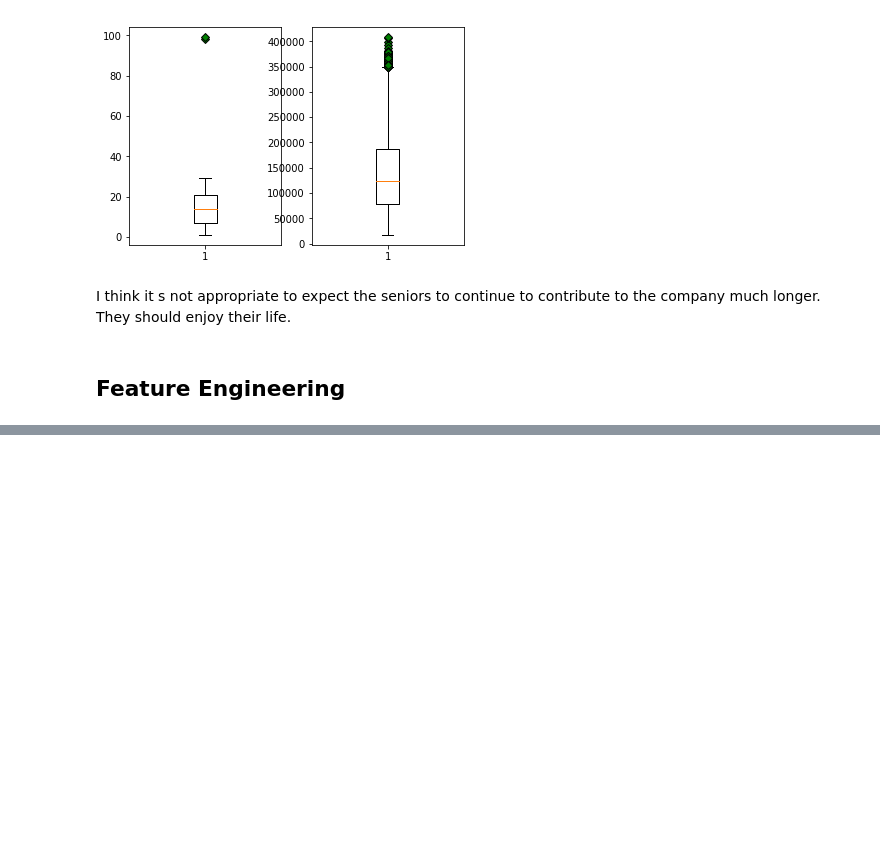
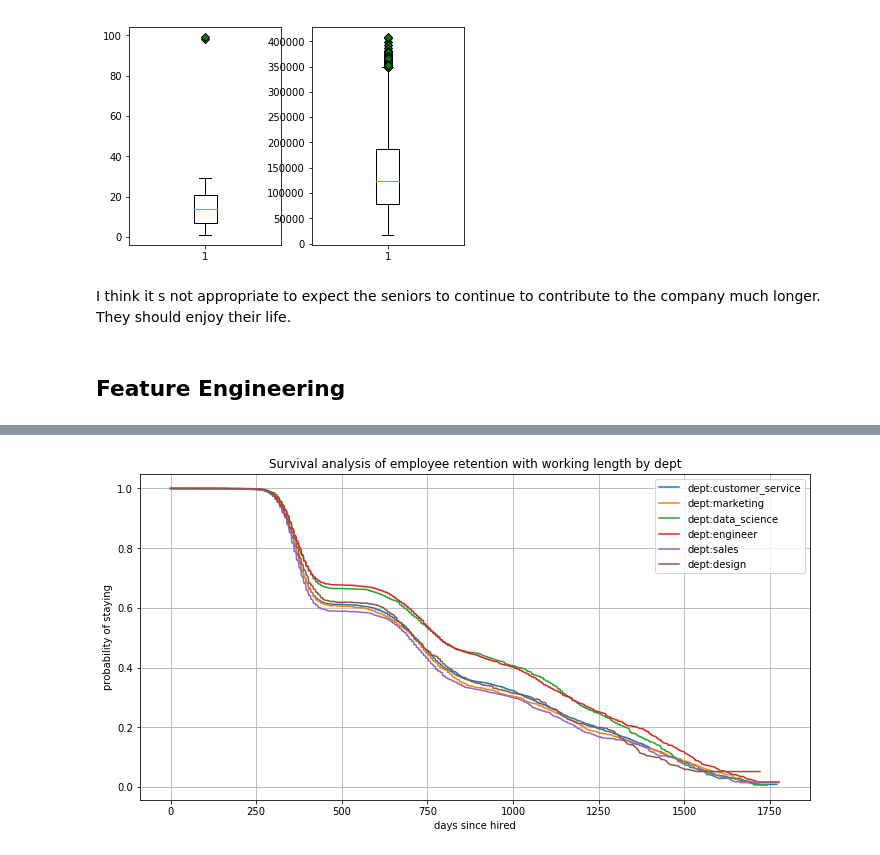
Before and after one commit to leemingee/TakeHomeChallenge, a Jupyter notebook: 03_Employee_Retention/03_employee_retention.ipynb, the cells around one changed output, grey strips where cells are left out. Saved outputs shown, nothing was run; the diff lists cells and outputs as text; code cells hidden in the pictures; blank space fills up the shorter version.

```diff
--- a/03_Employee_Retention/03_employee_retention.ipynb
+++ b/03_Employee_Retention/03_employee_retention.ipynb
@@ -133,0 +323,34 @@ dat = dat
+# %%
+# plot the survival plot by some categorical feature
+def plot_kmf_by_feature(dat, feature, save):
+    '''
+    Input: the dat, and the feature of the dat
+    output the kmf plot for that feature in the input dat
+    '''
+    kmf = KaplanMeierFitter()
+    plt.figure(figsize = (12, 6))
+    ax = plt.subplot(111)
+    feature_unique = dat[feature].unique().tolist()
+    for variable in feature_unique:
+        # ax.grid(True)
+        dat_sub = dat[dat[feature] == variable]
+        try:
+            kmf.fit(dat_sub['working_len'],
+                    event_observed=dat_sub['onboard'],
+                    label=str(feature) + ":" + str(variable))
+        except:
+            pass
+        kmf.survival_function_.plot(ax=ax)
+    plt.xlabel('days since hired')
+    plt.ylabel('probability of staying')
+    titles = 'Survival analysis of employee retention with working length by ' + str(feature)
+    plt.title(titles)
+    plt.grid(True)
+    if save == True:
+        plt.savefig('/output/'+titles+".png")
+    else:
+        pass
+# %%
+plot_kmf_by_feature(dat, 'dept', False)
+# %% [output]
+[figure, added]
```
Also changed, not shown: parts of 31 cells of this notebook, 6 other files.
